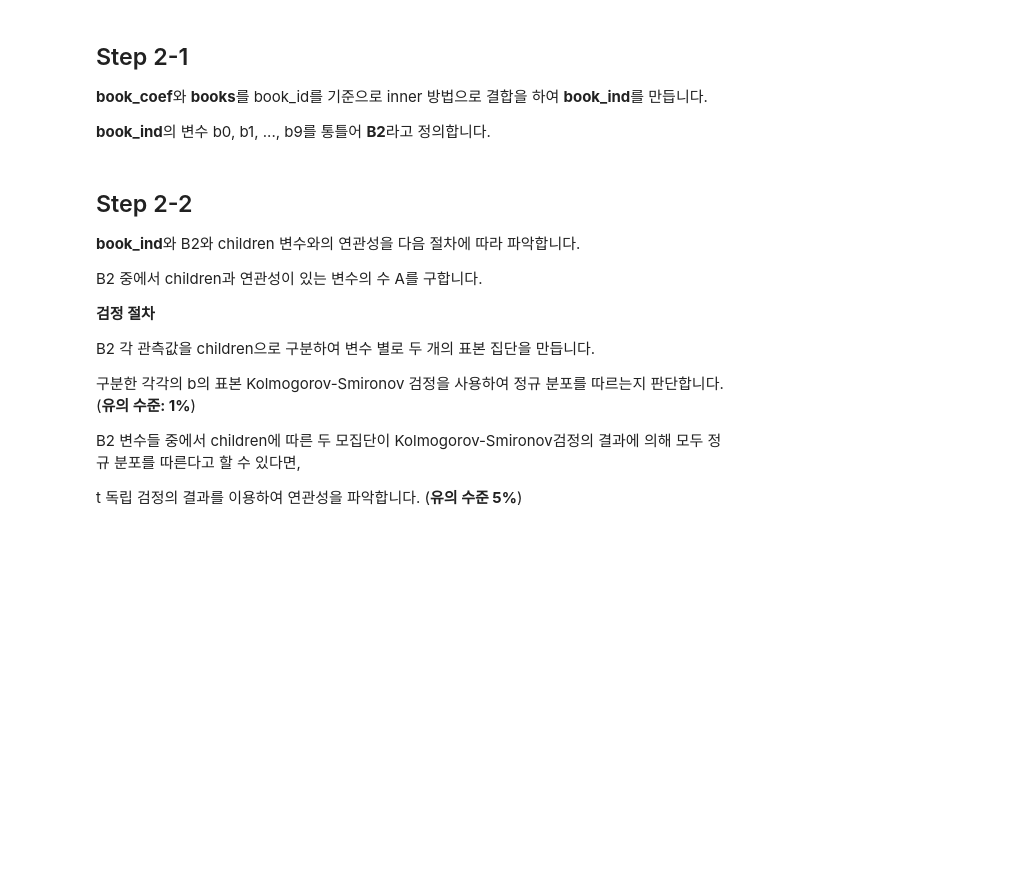
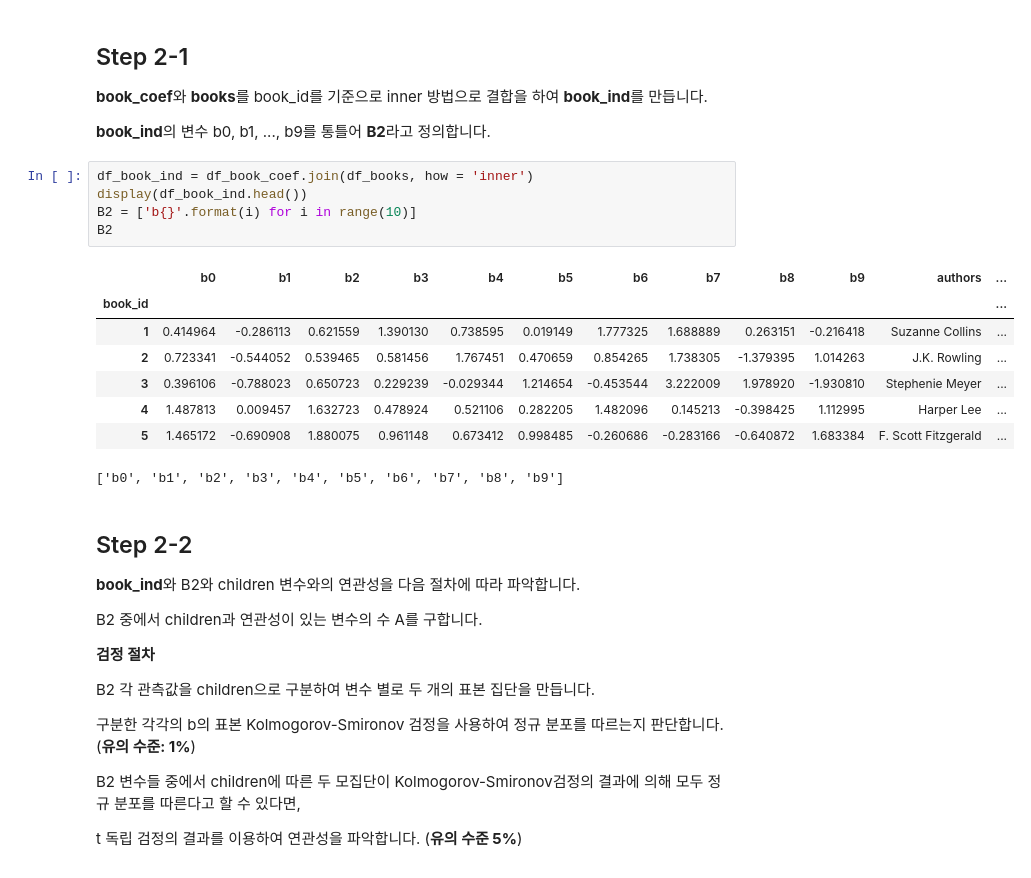
Before and after one commit to sunkusun9/DS_prob1_2510, a Jupyter notebook: prob_solution.ipynb, the cells around one changed output. Drawn from its saved outputs; the diff is of its cells as text; blank space fills up the shorter version.

```diff
--- a/prob_solution.ipynb
+++ b/prob_solution.ipynb
@@ -1005,6 +1005,20 @@ book_coef의 각 변수가 연관성은 범주형 변수로(children, genre)으
 **book_coef**와 **books**를 book_id를 기준으로 inner 방법으로 결합을 하여 **book_ind**를 만듭니다.
 
 **book_ind**의 변수 b0, b1, ..., b9를 통틀어 **B2**라고 정의합니다.
+# %%
+df_book_ind = df_book_coef.join(df_books, how = 'inner')
+display(df_book_ind.head())
+B2 = ['b{}'.format(i) for i in range(10)]
+B2
+# %% [output]
+|  | b0 | b1 | b2 | b3 | b4 | b5 | b6 | b7 | b8 | b9 | authors | ... |
+| book_id |  |  |  |  |  |  |  |  |  |  |  | ... |
+| 1 | 0.414964 | -0.286113 | 0.621559 | 1.390130 | 0.738595 | 0.019149 | 1.777325 | 1.688889 | 0.263151 | -0.216418 | Suzanne Collins | ... |
+| 2 | 0.723341 | -0.544052 | 0.539465 | 0.581456 | 1.767451 | 0.470659 | 0.854265 | 1.738305 | -1.379395 | 1.014263 | J.K. Rowling | ... |
+| 3 | 0.396106 | -0.788023 | 0.650723 | 0.229239 | -0.029344 | 1.214654 | -0.453544 | 3.222009 | 1.978920 | -1.930810 | Stephenie Meyer | ... |
+| 4 | 1.487813 | 0.009457 | 1.632723 | 0.478924 | 0.521106 | 0.282205 | 1.482096 | 0.145213 | -0.398425 | 1.112995 | Harper Lee | ... |
+| 5 | 1.465172 | -0.690908 | 1.880075 | 0.961148 | 0.673412 | 0.998485 | -0.260686 | -0.283166 | -0.640872 | 1.683384 | F. Scott Fitzgerald | ... |
+['b0', 'b1', 'b2', 'b3', 'b4', 'b5', 'b6', 'b7', 'b8', 'b9']
 # %% [markdown]
 ## Step 2-2
 
```
Also changed, not shown: parts of 9 cells of this notebook.
